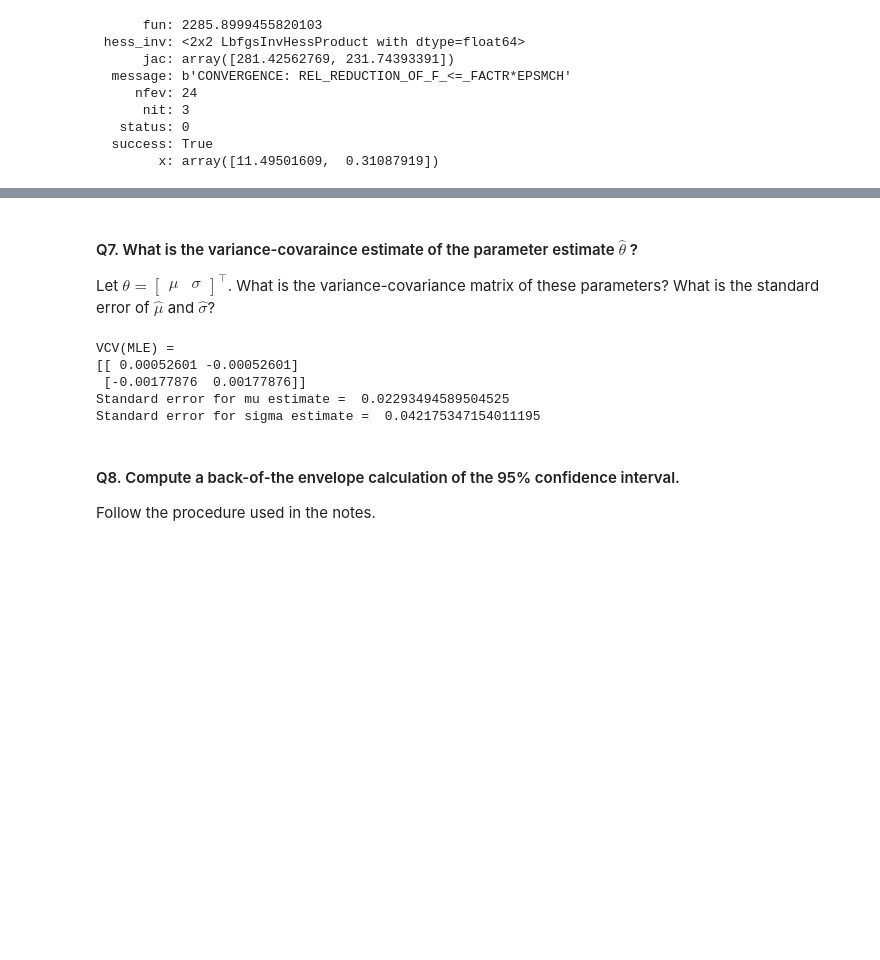
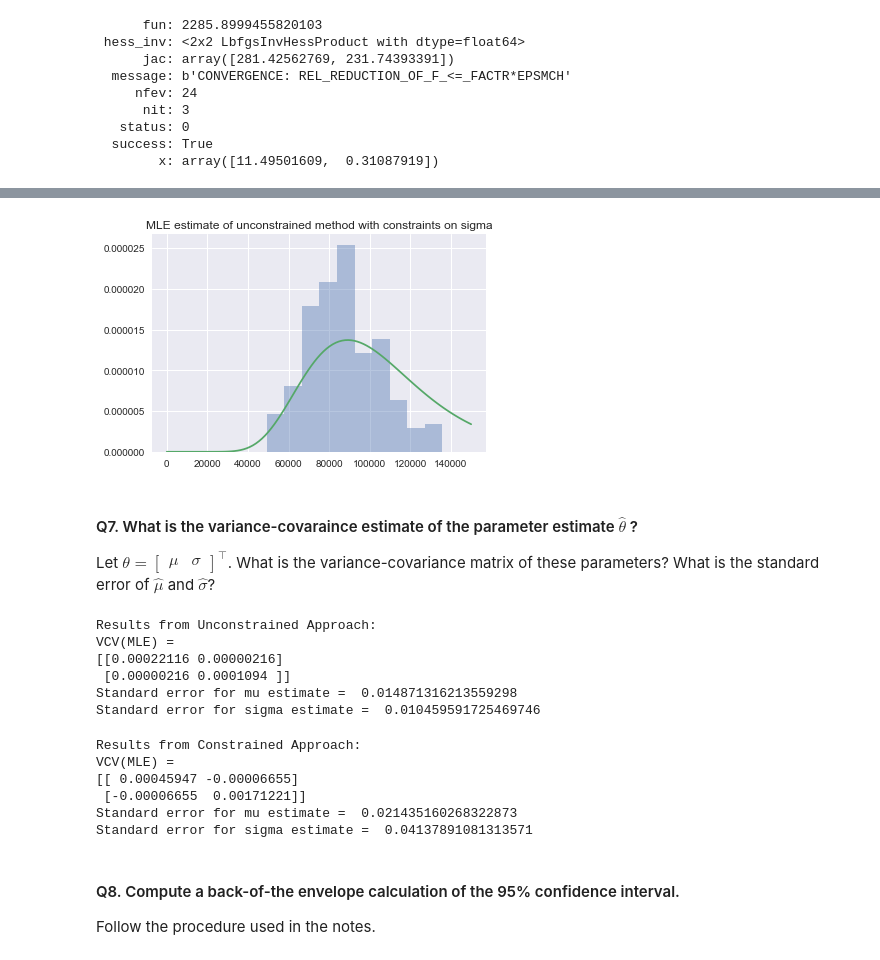
Before and after one commit to isabelalmazan/comp-econ-hw-jbejarano1, a Jupyter notebook: hw-submit-05/MLE_and_OLS--Solutions.ipynb, the cells around one changed output, grey strips where cells are left out. Drawn from its saved outputs; the diff is of its cells as text; code cells hidden in the pictures; blank space fills up the shorter version.

```diff
--- a/hw-submit-05/MLE_and_OLS--Solutions.ipynb
+++ b/hw-submit-05/MLE_and_OLS--Solutions.ipynb
@@ -153,3 +178,13 @@ plt.plot(X, Y);
+# %%
+mu_MLE = results_con.x[0]
+sigma_MLE = results_con.x[1]
+X = np.linspace(0.0001, 150_000, 100)
+Y = f(X, mu=mu_MLE, sigma=sigma_MLE)
+sns.distplot(df, kde=False, norm_hist=True)
+plt.plot(X, Y);
+plt.title('MLE estimate of unconstrained method with constraints on sigma');
+# %% [output]
+[figure, added]
 # %% [markdown]
 #### Q7. What is the variance-covaraince estimate of the parameter estimate $\hat \theta$ ?
 
@@ -157,21 +192,37 @@ Let $\theta = \begin{bmatrix} \mu & \sigma \end{bmatrix}^\intercal$. What is the
 # %%
 np.set_printoptions(suppress=True)
 # %%
-# Note that here we are using our simulated data again
-OffDiagNeg = np.array([[1, -1], [-1, 1]])
-vcv_mle = results.hess_inv * OffDiagNeg
+vcv_mle = results.hess_inv
 stderr_mu_mle = np.sqrt(vcv_mle[0,0])
 stderr_sig_mle = np.sqrt(vcv_mle[1,1])
+print('Results from Unconstrained Approach:')
 print('VCV(MLE) = ')
 print(vcv_mle)
 print('Standard error for mu estimate = ', stderr_mu_mle)
 print('Standard error for sigma estimate = ', stderr_sig_mle)
 # %% [output]
+Results from Unconstrained Approach:
 VCV(MLE) =
-[[ 0.00052601 -0.00052601]
- [-0.00177876  0.00177876]]
-Standard error for mu estimate =  0.02293494589504525
-Standard error for sigma estimate =  0.042175347154011195
+[[0.00022116 0.00000216]
+ [0.00000216 0.0001094 ]]
+Standard error for mu estimate =  0.014871316213559298
+Standard error for sigma estimate =  0.010459591725469746
+# %%
+vcv_mle = results_con.hess_inv.todense()
+stderr_mu_mle = np.sqrt(vcv_mle[0,0])
+stderr_sig_mle = np.sqrt(vcv_mle[1,1])
+print('Results from Constrained Approach:')
+print('VCV(MLE) = ')
+print(vcv_mle)
+print('Standard error for mu estimate = ', stderr_mu_mle)
+print('Standard error for sigma estimate = ', stderr_sig_mle)
+# %% [output]
+Results from Constrained Approach:
+VCV(MLE) =
+[[ 0.00045947 -0.00006655]
+ [-0.00006655  0.00171221]]
+Standard error for mu estimate =  0.021435160268322873
+Standard error for sigma estimate =  0.04137891081313571
 # %% [markdown]
 #### Q8. Compute a back-of-the envelope calculation of the 95% confidence interval.
 
```
Also changed, not shown: parts of 12 cells of this notebook.
